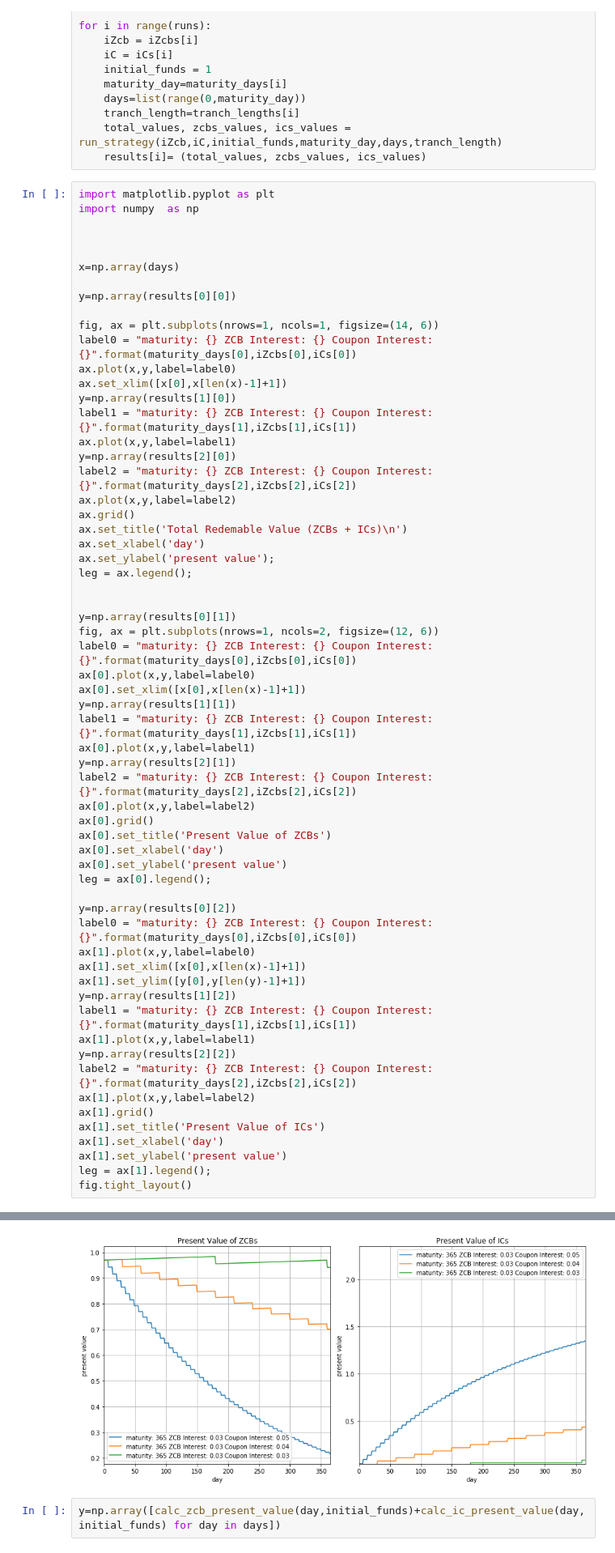
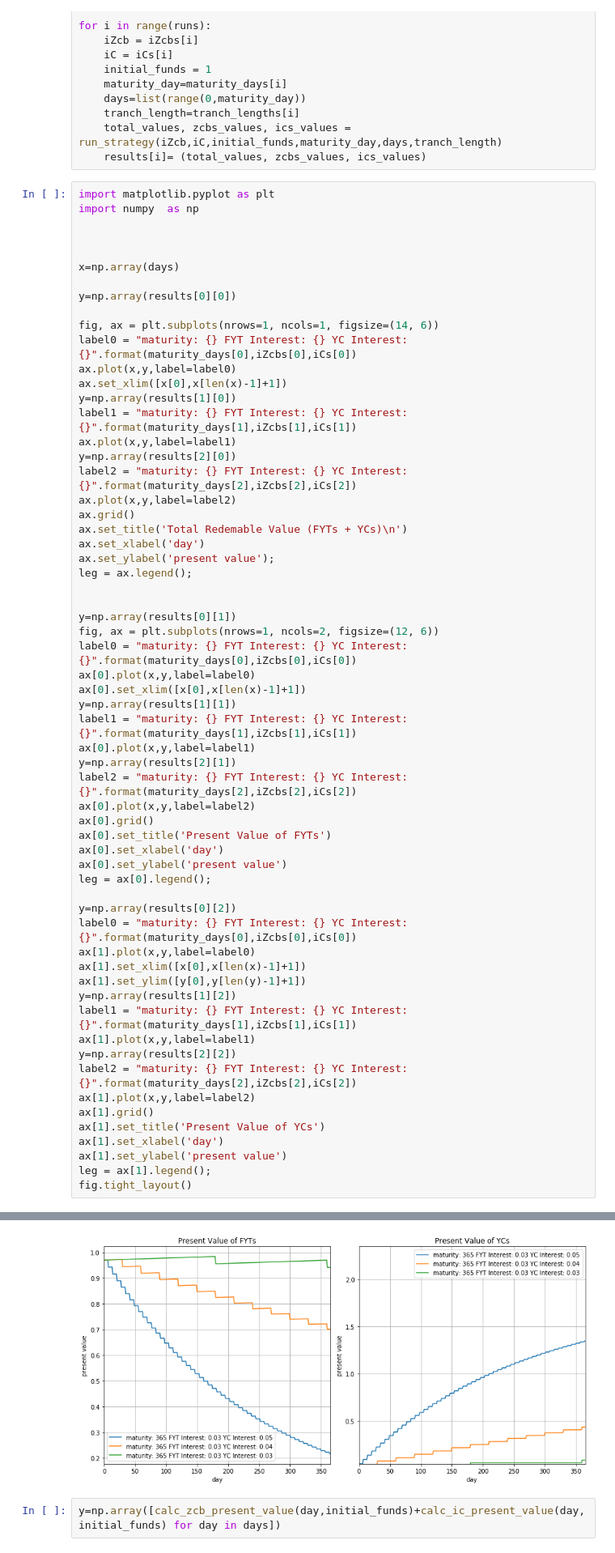
Before and after one commit to delvtech/agent0, a Jupyter notebook: coupon-harvesting.ipynb, the cells around one changed output, grey strips where cells are left out. Shown: that part at 81% size. Cells and saved outputs as stored; diff of their text form.

Commit message:
change nomenclature on plots

```diff
--- a/coupon-harvesting.ipynb
+++ b/coupon-harvesting.ipynb
@@ -175,17 +175,17 @@ x=np.array(days)
 y=np.array(results[0][0])
 
 fig, ax = plt.subplots(nrows=1, ncols=1, figsize=(14, 6))
-label0 = "maturity: {} ZCB Interest: {} Coupon Interest: {}".format(maturity_days[0],iZcbs[0],iCs[0])
+label0 = "maturity: {} FYT Interest: {} YC Interest: {}".format(maturity_days[0],iZcbs[0],iCs[0])
 ax.plot(x,y,label=label0)
 ax.set_xlim([x[0],x[len(x)-1]+1])
 y=np.array(results[1][0])
-label1 = "maturity: {} ZCB Interest: {} Coupon Interest: {}".format(maturity_days[1],iZcbs[1],iCs[1])
+label1 = "maturity: {} FYT Interest: {} YC Interest: {}".format(maturity_days[1],iZcbs[1],iCs[1])
 ax.plot(x,y,label=label1)
 y=np.array(results[2][0])
-label2 = "maturity: {} ZCB Interest: {} Coupon Interest: {}".format(maturity_days[2],iZcbs[2],iCs[2])
+label2 = "maturity: {} FYT Interest: {} YC Interest: {}".format(maturity_days[2],iZcbs[2],iCs[2])
 ax.plot(x,y,label=label2)
 ax.grid()
-ax.set_title('Total Redemable Value (ZCBs + ICs)\n')
+ax.set_title('Total Redemable Value (FYTs + YCs)\n')
 ax.set_xlabel('day')
 ax.set_ylabel('present value');
 leg = ax.legend();
@@ -193,34 +193,34 @@ leg = ax.legend();
 
 y=np.array(results[0][1])
 fig, ax = plt.subplots(nrows=1, ncols=2, figsize=(12, 6))
-label0 = "maturity: {} ZCB Interest: {} Coupon Interest: {}".format(maturity_days[0],iZcbs[0],iCs[0])
+label0 = "maturity: {} FYT Interest: {} YC Interest: {}".format(maturity_days[0],iZcbs[0],iCs[0])
 ax[0].plot(x,y,label=label0)
 ax[0].set_xlim([x[0],x[len(x)-1]+1])
 y=np.array(results[1][1])
-label1 = "maturity: {} ZCB Interest: {} Coupon Interest: {}".format(maturity_days[1],iZcbs[1],iCs[1])
+label1 = "maturity: {} FYT Interest: {} YC Interest: {}".format(maturity_days[1],iZcbs[1],iCs[1])
 ax[0].plot(x,y,label=label1)
 y=np.array(results[2][1])
-label2 = "maturity: {} ZCB Interest: {} Coupon Interest: {}".format(maturity_days[2],iZcbs[2],iCs[2])
+label2 = "maturity: {} FYT Interest: {} YC Interest: {}".format(maturity_days[2],iZcbs[2],iCs[2])
 ax[0].plot(x,y,label=label2)
 ax[0].grid()
-ax[0].set_title('Present Value of ZCBs')
+ax[0].set_title('Present Value of FYTs')
 ax[0].set_xlabel('day')
 ax[0].set_ylabel('present value')
 leg = ax[0].legend();
 
 y=np.array(results[0][2])
-label0 = "maturity: {} ZCB Interest: {} Coupon Interest: {}".format(maturity_days[0],iZcbs[0],iCs[0])
+label0 = "maturity: {} FYT Interest: {} YC Interest: {}".format(maturity_days[0],iZcbs[0],iCs[0])
 ax[1].plot(x,y,label=label0)
 ax[1].set_xlim([x[0],x[len(x)-1]+1])
 ax[1].set_ylim([y[0],y[len(y)-1]+1])
 y=np.array(results[1][2])
-label1 = "maturity: {} ZCB Interest: {} Coupon Interest: {}".format(maturity_days[1],iZcbs[1],iCs[1])
+label1 = "maturity: {} FYT Interest: {} YC Interest: {}".format(maturity_days[1],iZcbs[1],iCs[1])
 ax[1].plot(x,y,label=label1)
 y=np.array(results[2][2])
-label2 = "maturity: {} ZCB Interest: {} Coupon Interest: {}".format(maturity_days[2],iZcbs[2],iCs[2])
+label2 = "maturity: {} FYT Interest: {} YC Interest: {}".format(maturity_days[2],iZcbs[2],iCs[2])
 ax[1].plot(x,y,label=label2)
 ax[1].grid()
-ax[1].set_title('Present Value of ICs')
+ax[1].set_title('Present Value of YCs')
 ax[1].set_xlabel('day')
 ax[1].set_ylabel('present value')
 leg = ax[1].legend();
@@ -230,4 +230,4 @@ fig.tight_layout()
-[figure, old version]
+[figure, new version]
 # %%
 y=np.array([calc_zcb_present_value(day,initial_funds)+calc_ic_present_value(day,initial_funds) for day in days])
 # %%
```
Also changed, not shown: parts of 1 cell of this notebook.
